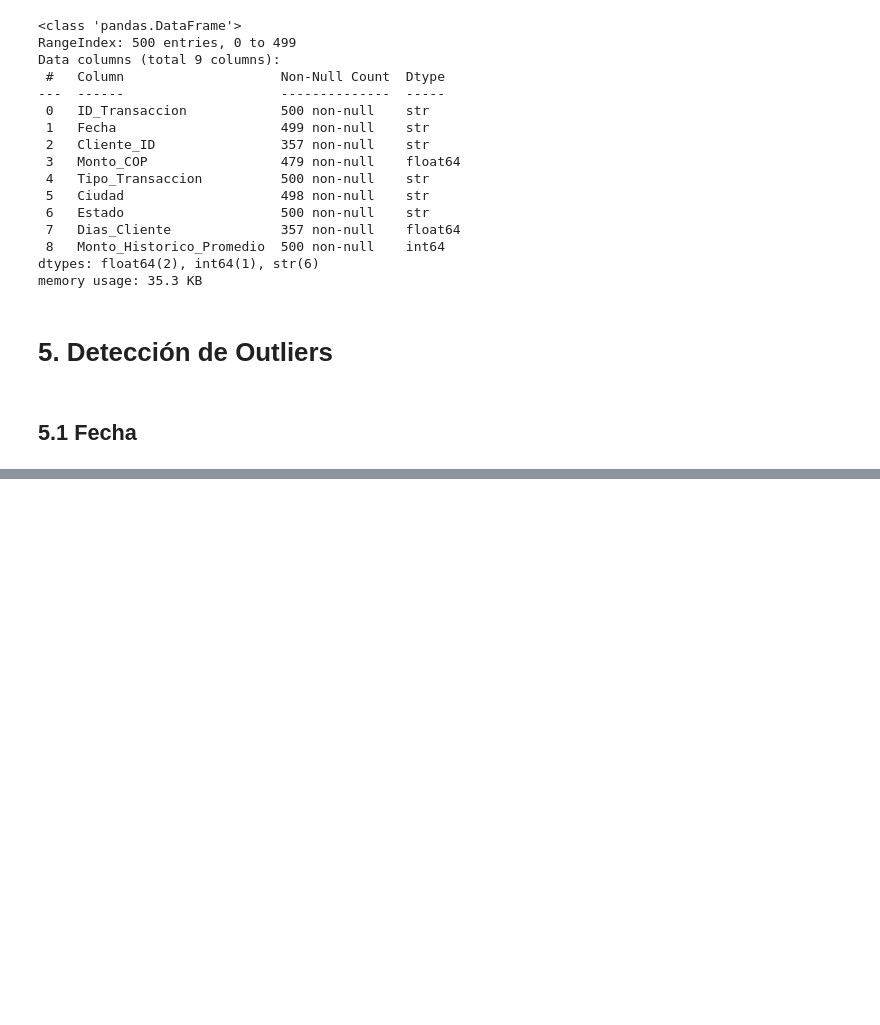
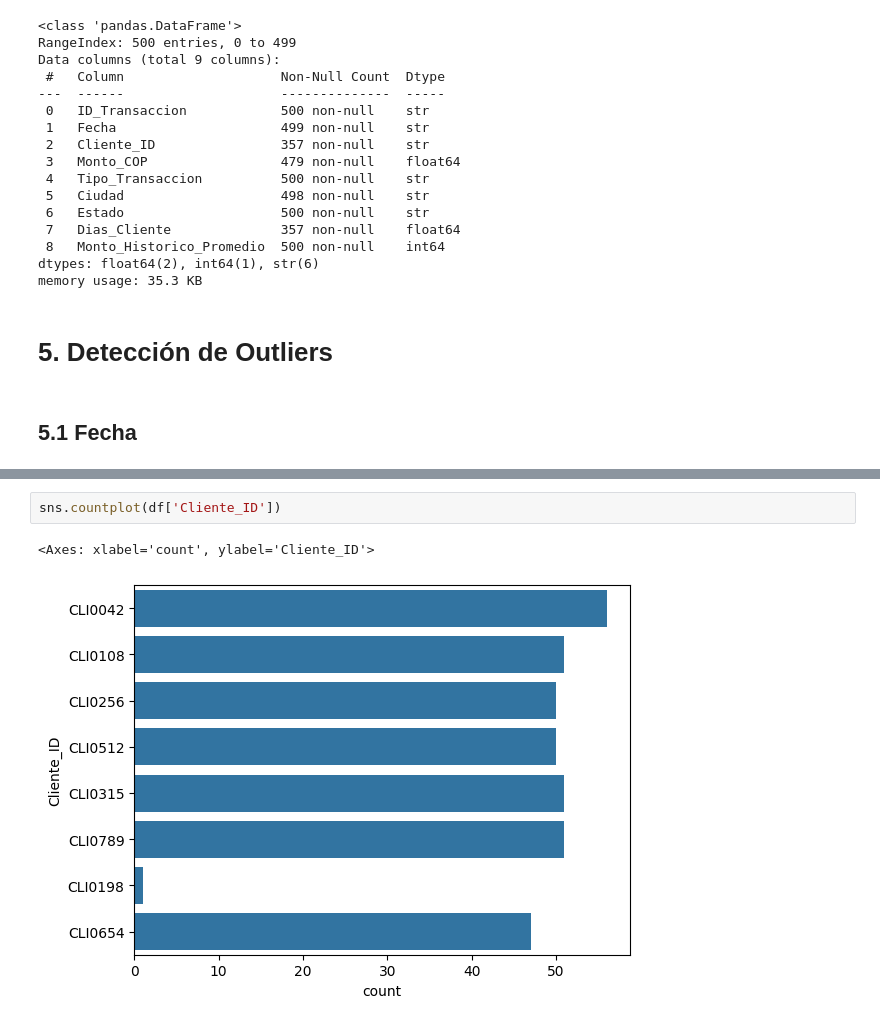
Before and after one commit to Joel-F-Alba-A/Taller_S9_Preprocesamiento_Datos, a Jupyter notebook: Taller_S9.ipynb, the cells around one changed output, grey strips where cells are left out. Drawn from its saved outputs; the diff is of its cells as text; blank space fills up the shorter version.

Commit message:
Se añadieron unos graficos de análisis de clientes, además de unas formas de evidenciar los outliers

```diff
--- a/Taller_S9.ipynb
+++ b/Taller_S9.ipynb
@@ -629,0 +674,5 @@ fechas
+# %%
+sns.countplot(df['Cliente_ID'])
+# %% [output]
+<Axes: xlabel='count', ylabel='Cliente_ID'>
+[figure, added]
```
Also changed, not shown: parts of 55 cells of this notebook.
